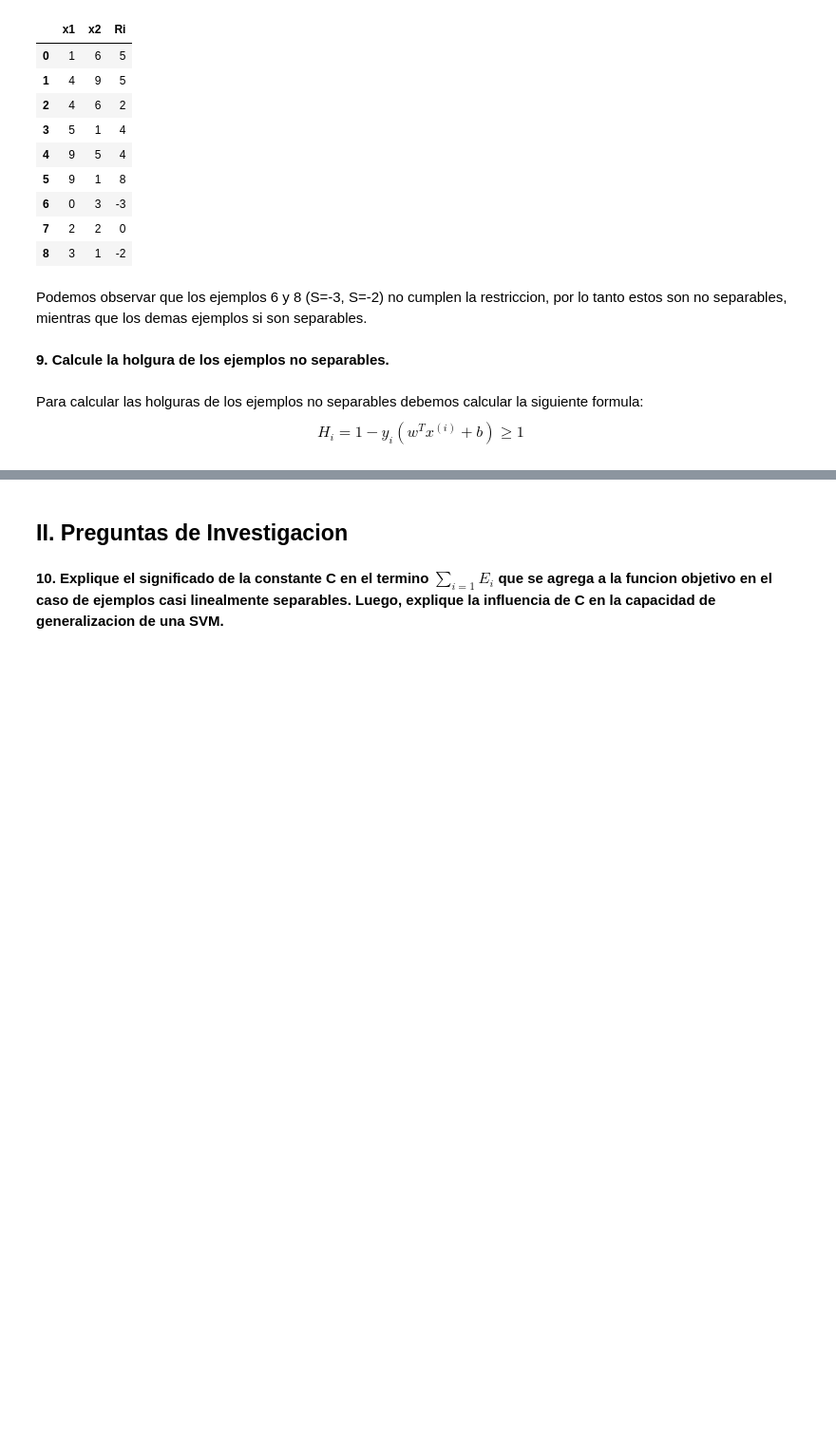
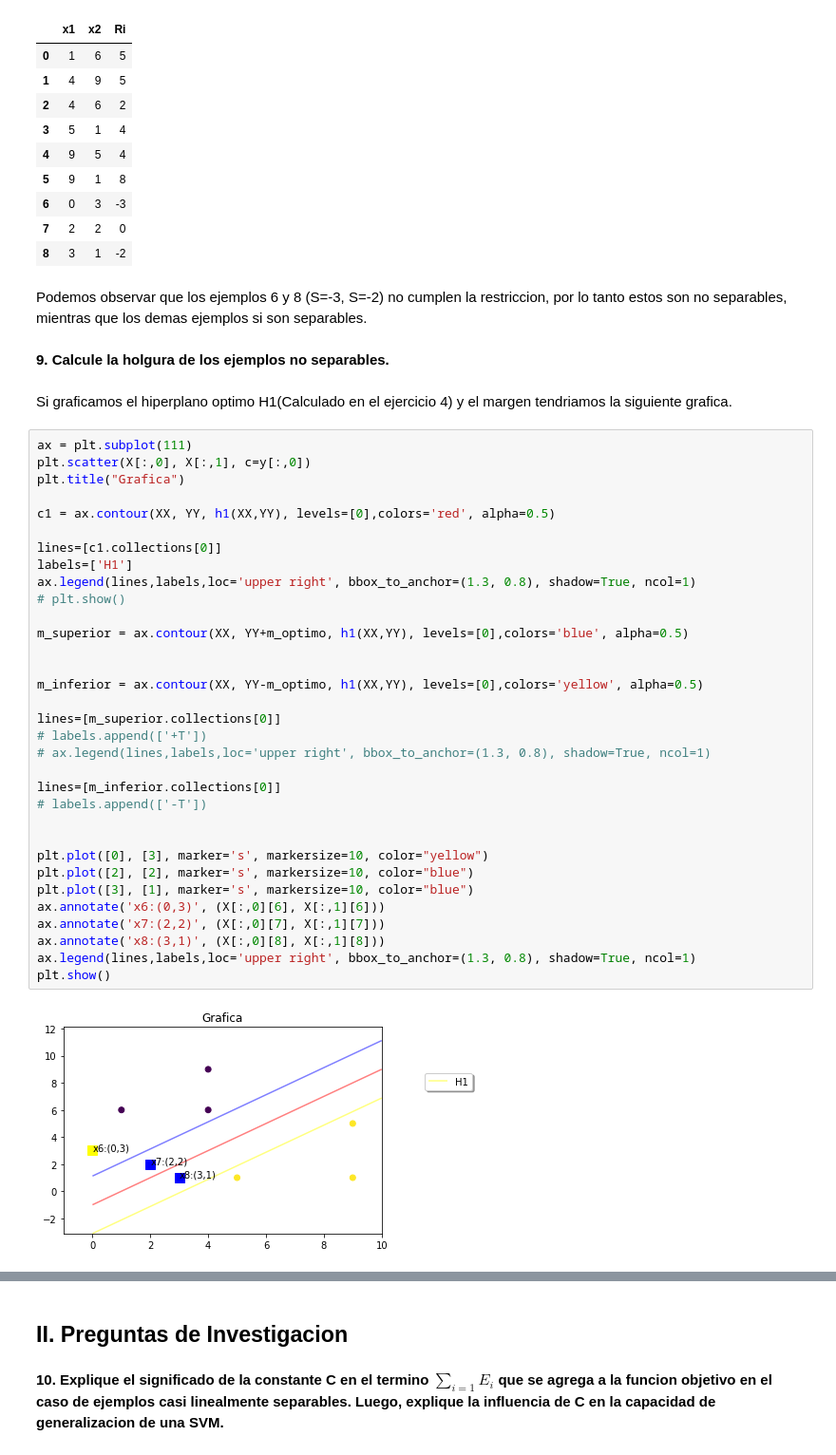
Before and after one commit to davidGCR/suport-vector-machines-analysis, a Jupyter notebook: SVM-practica-completa.ipynb, the cells around one changed output, grey strips where cells are left out. Shown at 95% size. Cells and saved outputs as stored; diff of their text form; blank space fills up the shorter version.

```diff
--- a/SVM-practica-completa.ipynb
+++ b/SVM-practica-completa.ipynb
@@ -347,6 +393,40 @@ Podemos observar que los ejemplos 6 y 8 (S=-3, S=-2)
 no cumplen la restriccion, por lo tanto estos son no separables, mientras que los demas ejemplos si son separables.
 # %% [markdown]
 **9. Calcule la holgura de los ejemplos no separables.**
-# %% [markdown]
-Para calcular las holguras de los ejemplos no separables debemos calcular la siguiente formula:
-$$H_i=1-y_i(w^T x^{(i)}+b) \geq 1$$
+# %% [markdown]
+Si graficamos el hiperplano optimo H1(Calculado en el ejercicio 4) y el margen tendriamos la siguiente grafica.
+# %%
+ax = plt.subplot(111)
+plt.scatter(X[:,0], X[:,1], c=y[:,0])
+plt.title("Grafica")
+
+c1 = ax.contour(XX, YY, h1(XX,YY), levels=[0],colors='red', alpha=0.5)
+
+lines=[c1.collections[0]]
+labels=['H1']
+ax.legend(lines,labels,loc='upper right', bbox_to_anchor=(1.3, 0.8), shadow=True, ncol=1)
+# plt.show()
+
+m_superior = ax.contour(XX, YY+m_optimo, h1(XX,YY), levels=[0],colors='blue', alpha=0.5)
+
+
+m_inferior = ax.contour(XX, YY-m_optimo, h1(XX,YY), levels=[0],colors='yellow', alpha=0.5)
+
+lines=[m_superior.collections[0]]
+# labels.append(['+T'])
+# ax.legend(lines,labels,loc='upper right', bbox_to_anchor=(1.3, 0.8), shadow=True, ncol=1)
+
+lines=[m_inferior.collections[0]]
+# labels.append(['-T'])
+
+
+plt.plot([0], [3], marker='s', markersize=10, color="yellow")
+plt.plot([2], [2], marker='s', markersize=10, color="blue")
+plt.plot([3], [1], marker='s', markersize=10, color="blue")
+ax.annotate('x6:(0,3)', (X[:,0][6], X[:,1][6]))
+ax.annotate('x7:(2,2)', (X[:,0][7], X[:,1][7]))
+ax.annotate('x8:(3,1)', (X[:,0][8], X[:,1][8]))
+ax.legend(lines,labels,loc='upper right', bbox_to_anchor=(1.3, 0.8), shadow=True, ncol=1)
+plt.show()
+# %% [output]
+[figure, added]
```
Also changed, not shown: parts of 15 cells of this notebook, 1 other file.
